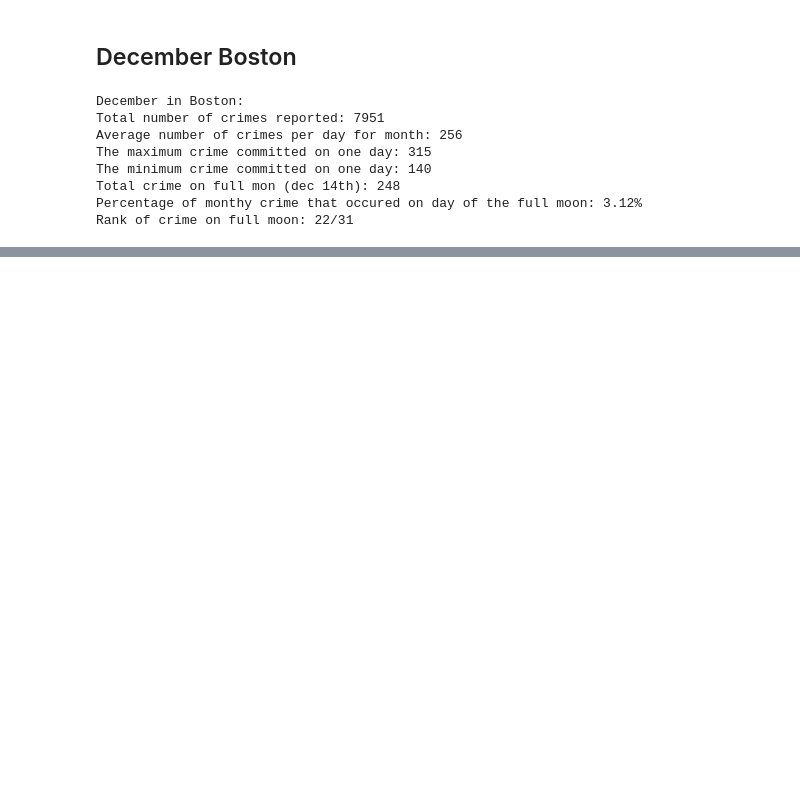
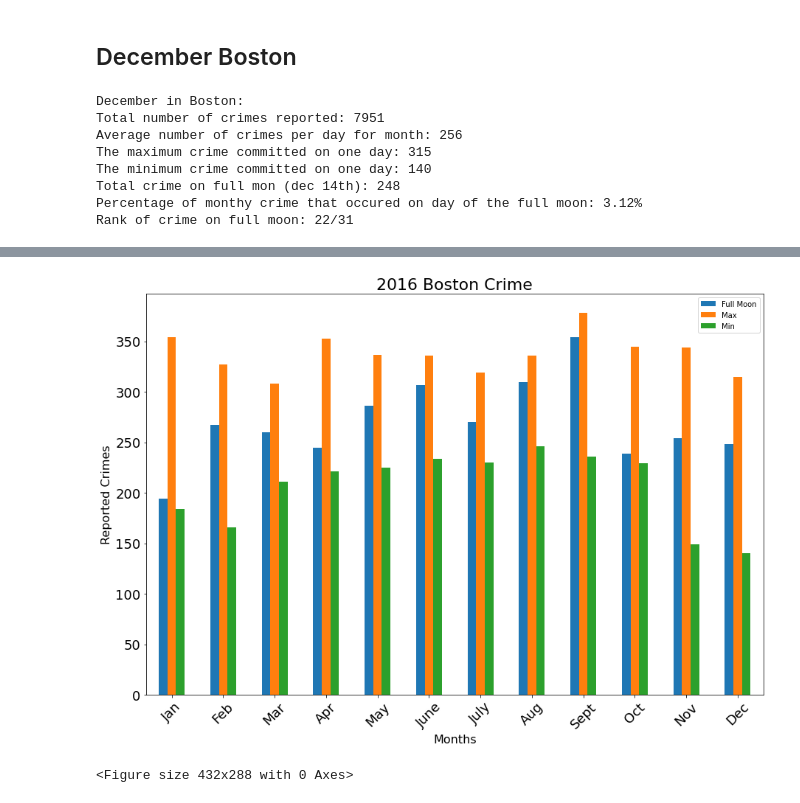
Before and after one commit to FAufenger/JupyterNotebook-FullMoon, a Jupyter notebook: Crime & The Moon/LunarCrimeEffect.ipynb, the cells around one changed output, grey strips where cells are left out. Cells and saved outputs as stored; diff of their text form; code cells hidden in the pictures; blank space fills up the shorter version.

Commit message:
test commit
added yearly description to boston

```diff
--- a/Crime & The Moon/LunarCrimeEffect.ipynb
+++ b/Crime & The Moon/LunarCrimeEffect.ipynb
@@ -990,3 +1002,33 @@ plt.show()
 #specific type of crime that happened on the full moon nights?
 
 #lunar/ solar days and crime
+# %%
+#Boston crime over the year
+full_moon_jan =int(boston_crime_jan_24["Crime Date"].count())
+full_moon_feb =int(boston_crime_feb_22["Crime Date"].count())
+full_moon_mar =int(boston_crime_mar_23["Crime Date"].count())
+full_moon_apr =int(boston_crime_apr_22["Crime Date"].count())
+full_moon_may =int(boston_crime_may_21["Crime Date"].count())
+full_moon_june =int(boston_crime_june_20["Crime Date"].count())
+full_moon_july =int(boston_crime_july_20["Crime Date"].count())
+full_moon_aug =int(boston_crime_aug_18["Crime Date"].count())
+full_moon_sept =int(boston_crime_sept_16["Crime Date"].count())
+full_moon_oct =int(boston_crime_oct_16["Crime Date"].count())
+full_moon_nov =int(boston_crime_nov_14["Crime Date"].count())
+full_moon_dec =int(boston_crime_dec_14["Crime Date"].count())
+
+boston_year_crime = pd.DataFrame([['Jan', full_moon_jan, boston_jan_max, boston_jan_min],
+                                  ['Feb', full_moon_feb, boston_feb_max, boston_feb_min],
+                                  ['Mar', full_moon_mar, boston_mar_max, boston_mar_min],
+                                  ['Apr', full_moon_apr, boston_apr_max, boston_apr_min],
+                                  ['May', full_moon_may, boston_may_max, boston_may_min],
+                                  ['June', full_moon_june, boston_june_max, boston_june_min],
+                                  ['July', full_moon_july, boston_july_max, boston_july_min],
+                                  ['Aug', full_moon_aug, boston_aug_max, boston_aug_min],
+                                  ['Sept', full_moon_sept, boston_sept_max, boston_sept_min],
+                                  ['Oct', full_moon_oct, boston_oct_max, boston_oct_min],
+                                  ['Nov', full_moon_nov, boston_nov_max, boston_nov_min],
+                                  ['Dec', full_moon_dec, boston_dec_max, boston_dec_min]],
+                                columns=["Month", "Full Moon", "Max", "Min"])
+
+boston_year_crime
@@ -992,0 +1049,18 @@ plt.show()
+# %%
+labels = ['Jan', 'Feb', 'Mar', 'Apr', 'May', 'June', 'July', 'Aug', 'Sept', 'Oct', 'Nov', 'Dec' ]
+y = (range(0, 12))
+
+ax = boston_year_crime[['Full Moon','Max', 'Min']].plot(kind='bar', figsize=(15, 10), legend=True, fontsize=18, rot=45)
+ax.set_xticks(y)
+ax.set_xticklabels(labels)
+
+plt.xlabel('Months', fontsize=16)
+plt.ylabel('Reported Crimes', fontsize=16)
+plt.title('2016 Boston Crime', fontsize=22)
+
+
+plt.show()
+plt.savefig('boston_images/boston_2016_compare.png')
+# %% [output]
+[figure, added]
+<Figure size 432x288 with 0 Axes>
```
Also changed, not shown: parts of 11 cells of this notebook, 1 other file.
